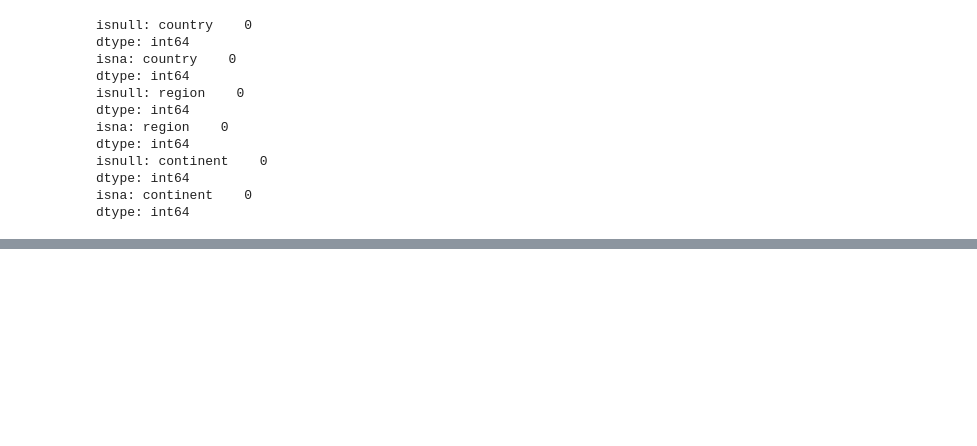
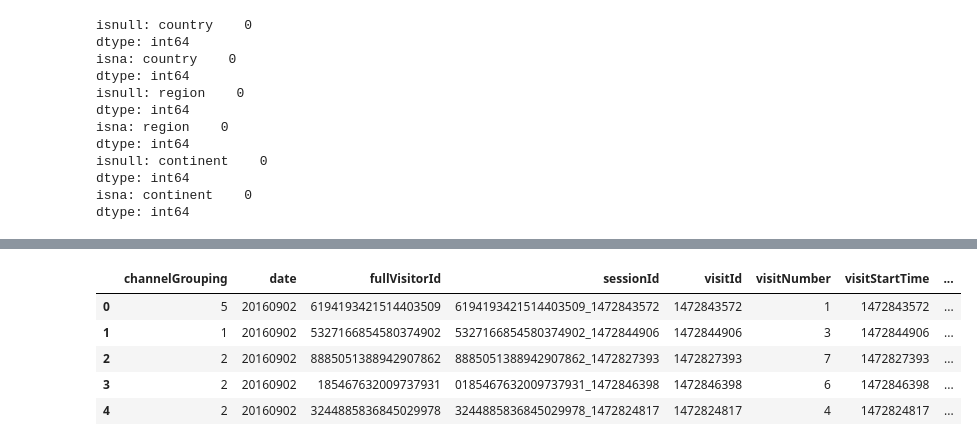
Before and after one commit to gym0569/awesome-ai, a Jupyter notebook: customer-revenue-prediction/data-preprocessing.ipynb, the cells around one changed output, grey strips where cells are left out. Drawn from its saved outputs; the diff is of its cells as text; code cells hidden in the pictures; blank space fills up the shorter version.

```diff
--- a/customer-revenue-prediction/data-preprocessing.ipynb
+++ b/customer-revenue-prediction/data-preprocessing.ipynb
@@ -4,6 +4,7 @@ import os
 import sys
 import warnings
 
+import re
 import numpy as np
 import pandas as pd
 import scipy as sp
@@ -20,7 +21,6 @@ import pickle
 
 # set environment
 pd.set_option("display.max_columns", 100)
-pd.set_option("display.max_Colwidth", -1)
 warnings.filterwarnings("ignore")
 # %%
 data = pd.read_csv("data/train.csv")
@@ -348,0 +384,10 @@ dtype: int64
+# %%
+df = pd.read_csv("data/cleaned_train.csv")
+df.head(5)
+# %% [output]
+|  | channelGrouping | date | fullVisitorId | sessionId | visitId | visitNumber | visitStartTime | ... |
+| 0 | 5 | 20160902 | 6194193421514403509 | 6194193421514403509_1472843572 | 1472843572 | 1 | 1472843572 | ... |
+| 1 | 1 | 20160902 | 5327166854580374902 | 5327166854580374902_1472844906 | 1472844906 | 3 | 1472844906 | ... |
+| 2 | 2 | 20160902 | 8885051388942907862 | 8885051388942907862_1472827393 | 1472827393 | 7 | 1472827393 | ... |
+| 3 | 2 | 20160902 | 185467632009737931 | 0185467632009737931_1472846398 | 1472846398 | 6 | 1472846398 | ... |
+| 4 | 2 | 20160902 | 3244885836845029978 | 3244885836845029978_1472824817 | 1472824817 | 4 | 1472824817 | ... |
```
Also changed, not shown: parts of 41 cells of this notebook.
